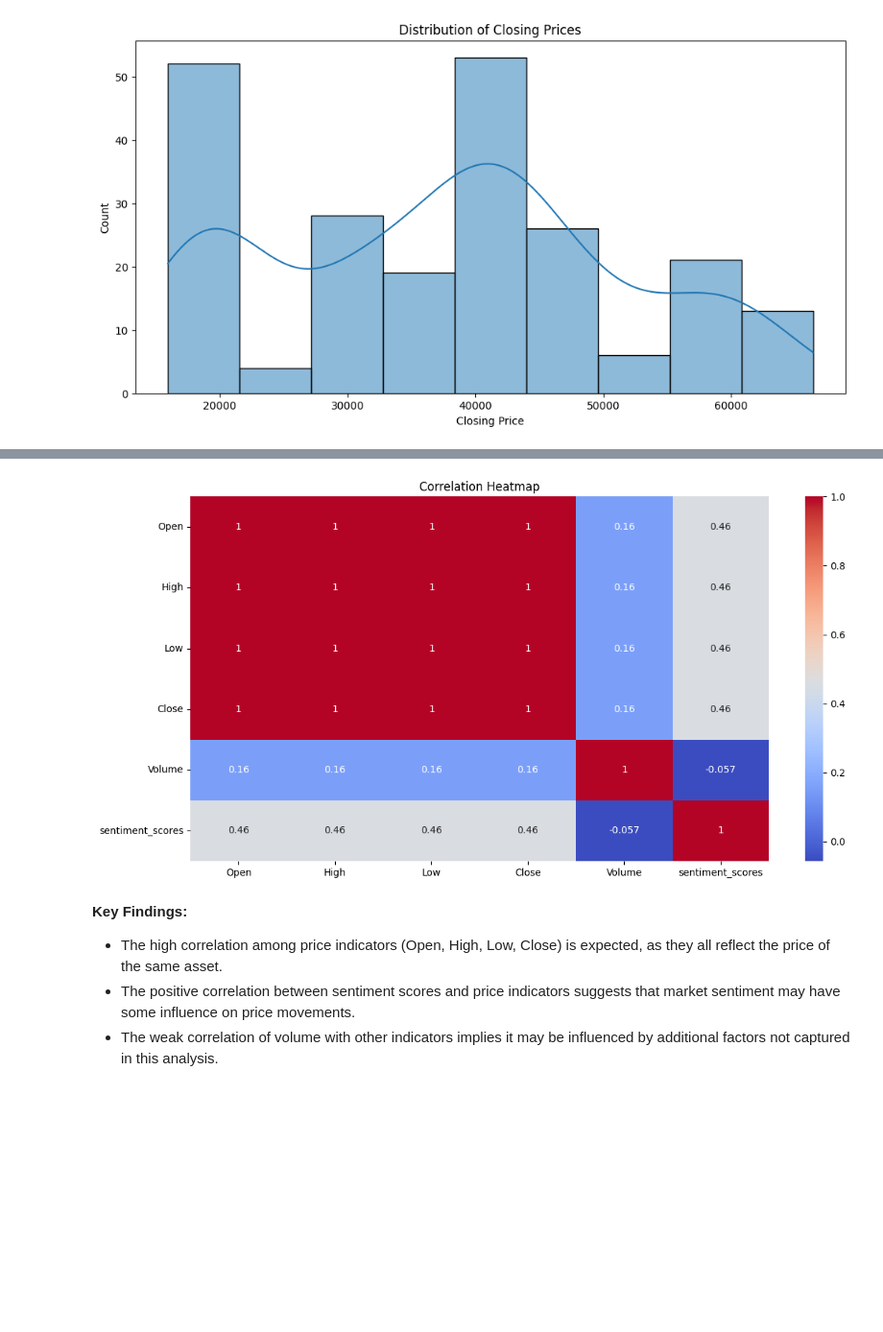
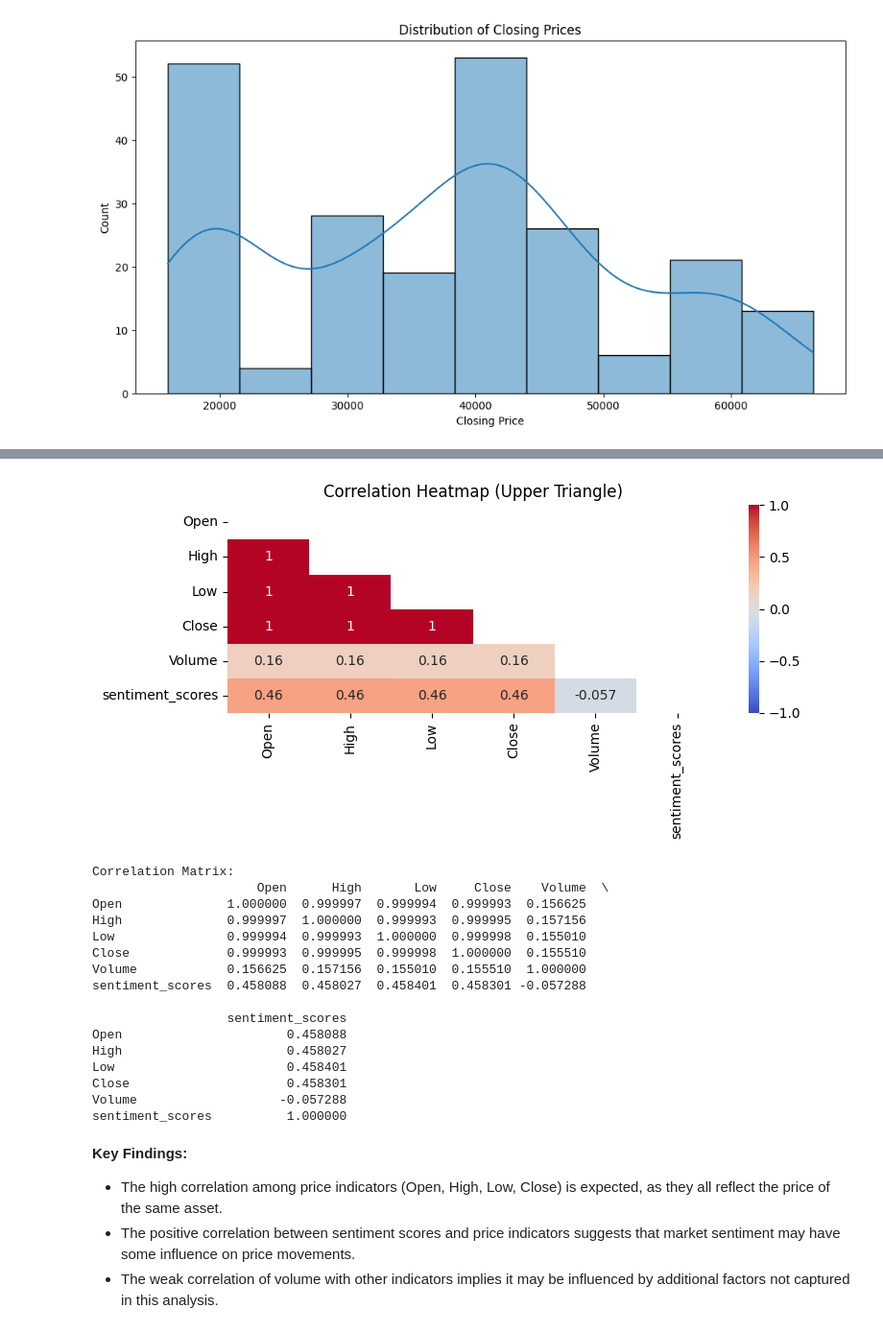
Before and after one commit to lcxWEB/bitflow, a Jupyter notebook: bitcoin_prediction/LSTM/Model_Training_and_Tuning_LSTM.ipynb, the cells around one changed output, grey strips where cells are left out. Shown: that part at 96% size. Cells and saved outputs as stored; diff of their text form; code cells hidden in the pictures; blank space fills up the shorter version.

```diff
--- a/bitcoin_prediction/LSTM/Model_Training_and_Tuning_LSTM.ipynb
+++ b/bitcoin_prediction/LSTM/Model_Training_and_Tuning_LSTM.ipynb
@@ -87,12 +310,33 @@ Text(0, 0.5, 'Volume')
 # %%
 # Correlation heatmap
-plt.figure(figsize=(12, 6))
-sns.heatmap(df.corr(), annot=True, cmap='coolwarm')
-plt.title('Correlation Heatmap')
+plt.figure(figsize=(8, 4))
+corr = df.corr()
+mask = np.triu(np.ones_like(corr, dtype=bool))
+sns.heatmap(corr, mask=mask, annot=True, cmap='coolwarm', vmin=-1, vmax=1, center=0)
+plt.title('Correlation Heatmap (Upper Triangle)')
 plt.tight_layout()
 plt.show()
+# Print the correlation matrix
+print("\nCorrelation Matrix:")
+print(corr)
 # %% [output]
-[figure, old version]
+[figure, new version]
+Correlation Matrix:
+                      Open      High       Low     Close    Volume  \
+Open              1.000000  0.999997  0.999994  0.999993  0.156625
+High              0.999997  1.000000  0.999993  0.999995  0.157156
+Low               0.999994  0.999993  1.000000  0.999998  0.155010
+Close             0.999993  0.999995  0.999998  1.000000  0.155510
+Volume            0.156625  0.157156  0.155010  0.155510  1.000000
+sentiment_scores  0.458088  0.458027  0.458401  0.458301 -0.057288
+
+                  sentiment_scores
+Open                      0.458088
+High                      0.458027
+Low                       0.458401
+Close                     0.458301
+Volume                   -0.057288
+sentiment_scores          1.000000
 # %% [markdown]
 **Key Findings:**
 - The high correlation among price indicators (Open, High, Low, Close) is expected, as they all reflect the price of the same asset.
```
Also changed, not shown: parts of 23 cells of this notebook.
